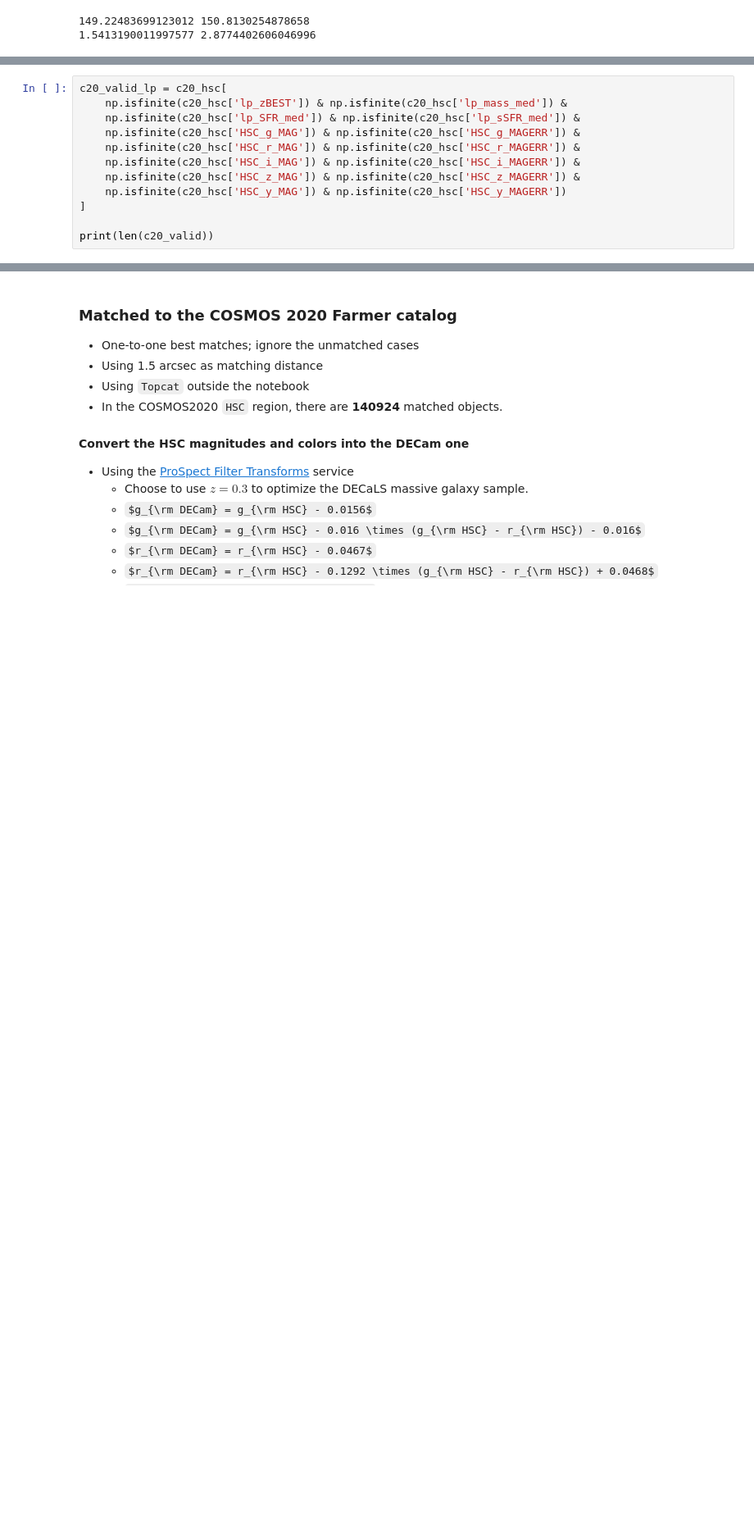
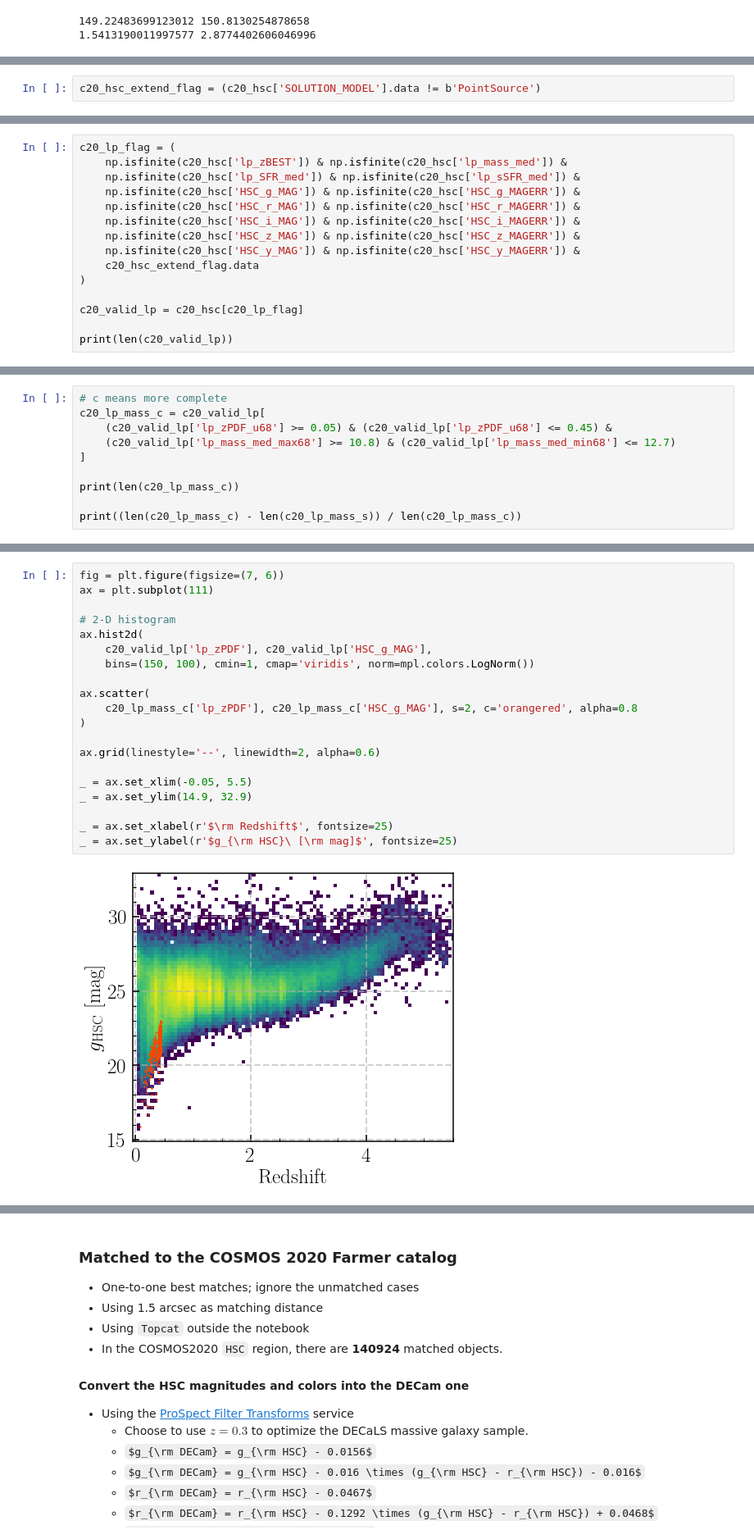
Before and after one commit to dr-guangtou/damascus, a Jupyter notebook: note/cosmos2020/cosmos2020_color_magnitude.ipynb, the cells around one changed output, grey strips where cells are left out. Shown at 82% size. Saved outputs shown, nothing was run; the diff lists cells and outputs as text; some formulas as TeX source; blank space fills up the shorter version.

```diff
--- a/note/cosmos2020/cosmos2020_color_magnitude.ipynb
+++ b/note/cosmos2020/cosmos2020_color_magnitude.ipynb
@@ -230 +242,3 @@ print(c20_hsc['dec'].min(), c20_hsc['dec'].max())
+# %%
+c20_hsc_extend_flag = (c20_hsc['SOLUTION_MODEL'].data != b'PointSource')
 # %% [markdown]
@@ -232,13 +259,16 @@ print(c20_hsc['dec'].min(), c20_hsc['dec'].max())
 # %%
-c20_valid_lp = c20_hsc[
+c20_lp_flag = (
     np.isfinite(c20_hsc['lp_zBEST']) & np.isfinite(c20_hsc['lp_mass_med']) &
     np.isfinite(c20_hsc['lp_SFR_med']) & np.isfinite(c20_hsc['lp_sSFR_med']) &
     np.isfinite(c20_hsc['HSC_g_MAG']) & np.isfinite(c20_hsc['HSC_g_MAGERR']) &
     np.isfinite(c20_hsc['HSC_r_MAG']) & np.isfinite(c20_hsc['HSC_r_MAGERR']) &
     np.isfinite(c20_hsc['HSC_i_MAG']) & np.isfinite(c20_hsc['HSC_i_MAGERR']) &
     np.isfinite(c20_hsc['HSC_z_MAG']) & np.isfinite(c20_hsc['HSC_z_MAGERR']) &
-    np.isfinite(c20_hsc['HSC_y_MAG']) & np.isfinite(c20_hsc['HSC_y_MAGERR'])
-]
+    np.isfinite(c20_hsc['HSC_y_MAG']) & np.isfinite(c20_hsc['HSC_y_MAGERR']) &
+    c20_hsc_extend_flag.data
+)
 
-print(len(c20_valid))
+c20_valid_lp = c20_hsc[c20_lp_flag]
+
+print(len(c20_valid_lp))
 # %% [output]
@@ -256,0 +353,10 @@ ez_mask = c20_valid_lp['ez_mass'] > 0
+# %%
+# c means more complete
+c20_lp_mass_c = c20_valid_lp[
+    (c20_valid_lp['lp_zPDF_u68'] >= 0.05) & (c20_valid_lp['lp_zPDF_u68'] <= 0.45) &
+    (c20_valid_lp['lp_mass_med_max68'] >= 10.8) & (c20_valid_lp['lp_mass_med_min68'] <= 12.7)
+]
+
+print(len(c20_lp_mass_c))
+
+print((len(c20_lp_mass_c) - len(c20_lp_mass_s)) / len(c20_lp_mass_c))
@@ -256,0 +399,22 @@ ez_mask = c20_valid_lp['ez_mass'] > 0
+# %%
+fig = plt.figure(figsize=(7, 6))
+ax = plt.subplot(111)
+
+# 2-D histogram
+ax.hist2d(
+    c20_valid_lp['lp_zPDF'], c20_valid_lp['HSC_g_MAG'],
+    bins=(150, 100), cmin=1, cmap='viridis', norm=mpl.colors.LogNorm())
+
+ax.scatter(
+    c20_lp_mass_c['lp_zPDF'], c20_lp_mass_c['HSC_g_MAG'], s=2, c='orangered', alpha=0.8
+)
+
+ax.grid(linestyle='--', linewidth=2, alpha=0.6)
+
+_ = ax.set_xlim(-0.05, 5.5)
+_ = ax.set_ylim(14.9, 32.9)
+
+_ = ax.set_xlabel(r'$\rm Redshift$', fontsize=25)
+_ = ax.set_ylabel(r'$g_{\rm HSC}\ [\rm mag]$', fontsize=25)
+# %% [output]
+[figure, new version]
```
Also changed, not shown: parts of 83 cells of this notebook.
